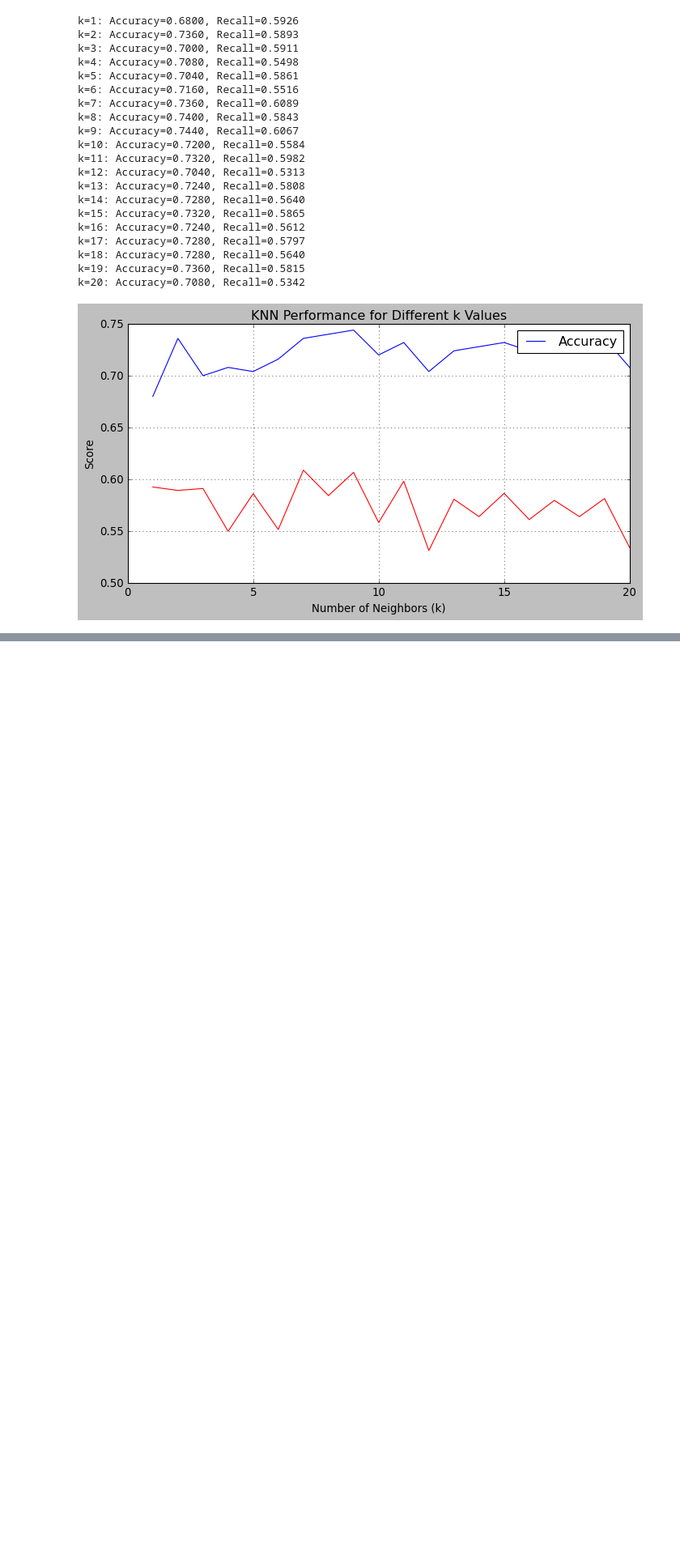
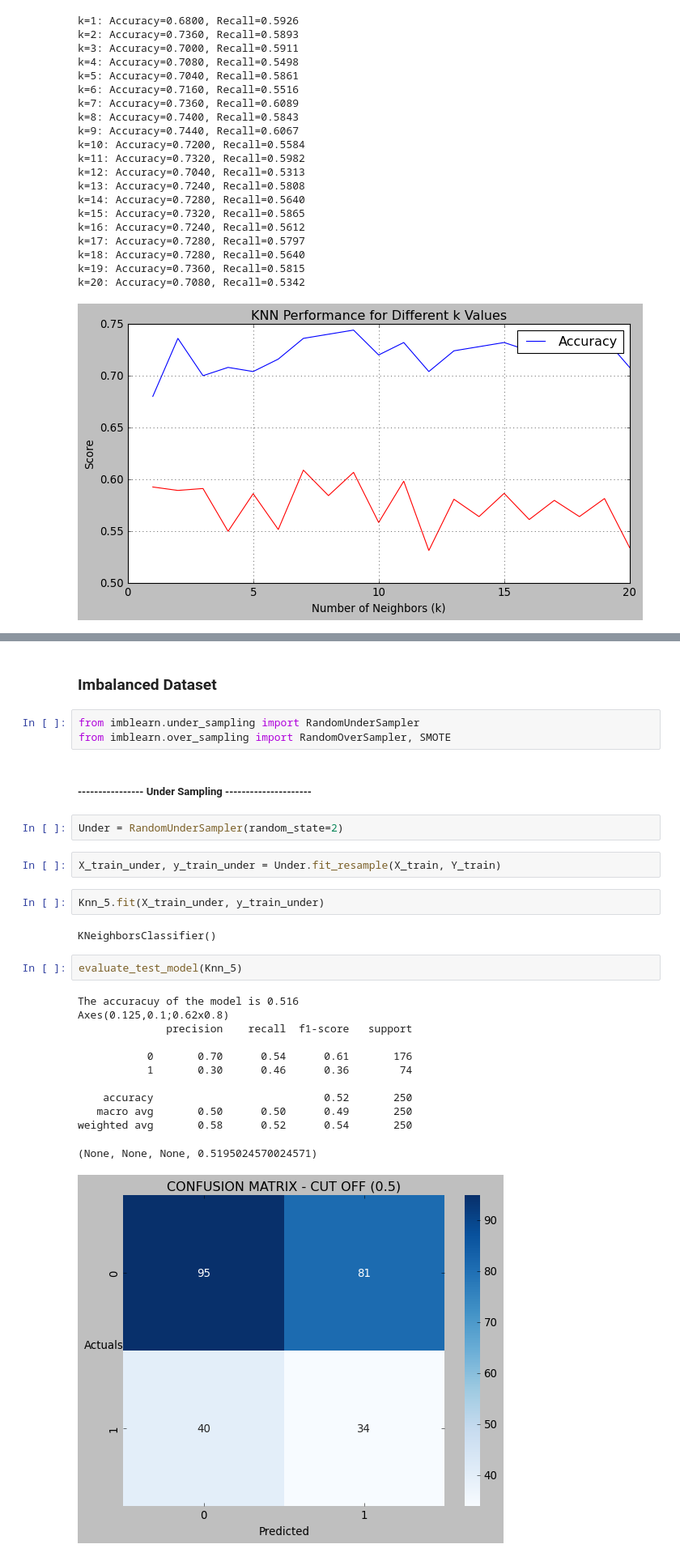
Before and after one commit to HitenDewangan/DataScience-AIML, a Jupyter notebook: Machine Learning/DecisionTree.ipynb, the cells around one changed output, grey strips where cells are left out. Shown at 81% size. Cells and saved outputs as stored; diff of their text form; blank space fills up the shorter version.

Commit message:
end sem projects and SVM, Imbalanced Data

```diff
--- a/Machine Learning/DecisionTree.ipynb
+++ b/Machine Learning/DecisionTree.ipynb
@@ -1183,0 +1292,30 @@ k=20: Accuracy=0.7080, Recall=0.5342
+# %% [markdown]
+### Imbalanced Dataset
+# %%
+from imblearn.under_sampling import RandomUnderSampler
+from imblearn.over_sampling import RandomOverSampler, SMOTE
+# %% [markdown]
+##### ---------------- Under Sampling ---------------------
+# %%
+Under = RandomUnderSampler(random_state=2)
+# %%
+X_train_under, y_train_under = Under.fit_resample(X_train, Y_train)
+# %%
+Knn_5.fit(X_train_under, y_train_under)
+# %% [output]
+KNeighborsClassifier()
+# %%
+evaluate_test_model(Knn_5)
+# %% [output]
+The accuracuy of the model is 0.516
+Axes(0.125,0.1;0.62x0.8)
+              precision    recall  f1-score   support
+
+           0       0.70      0.54      0.61       176
+           1       0.30      0.46      0.36        74
+
+    accuracy                           0.52       250
+   macro avg       0.50      0.50      0.49       250
+weighted avg       0.58      0.52      0.54       250
+(None, None, None, 0.5195024570024571)
+[figure, added]
```
Also changed, not shown: parts of 28 cells of this notebook, 8 other files.
